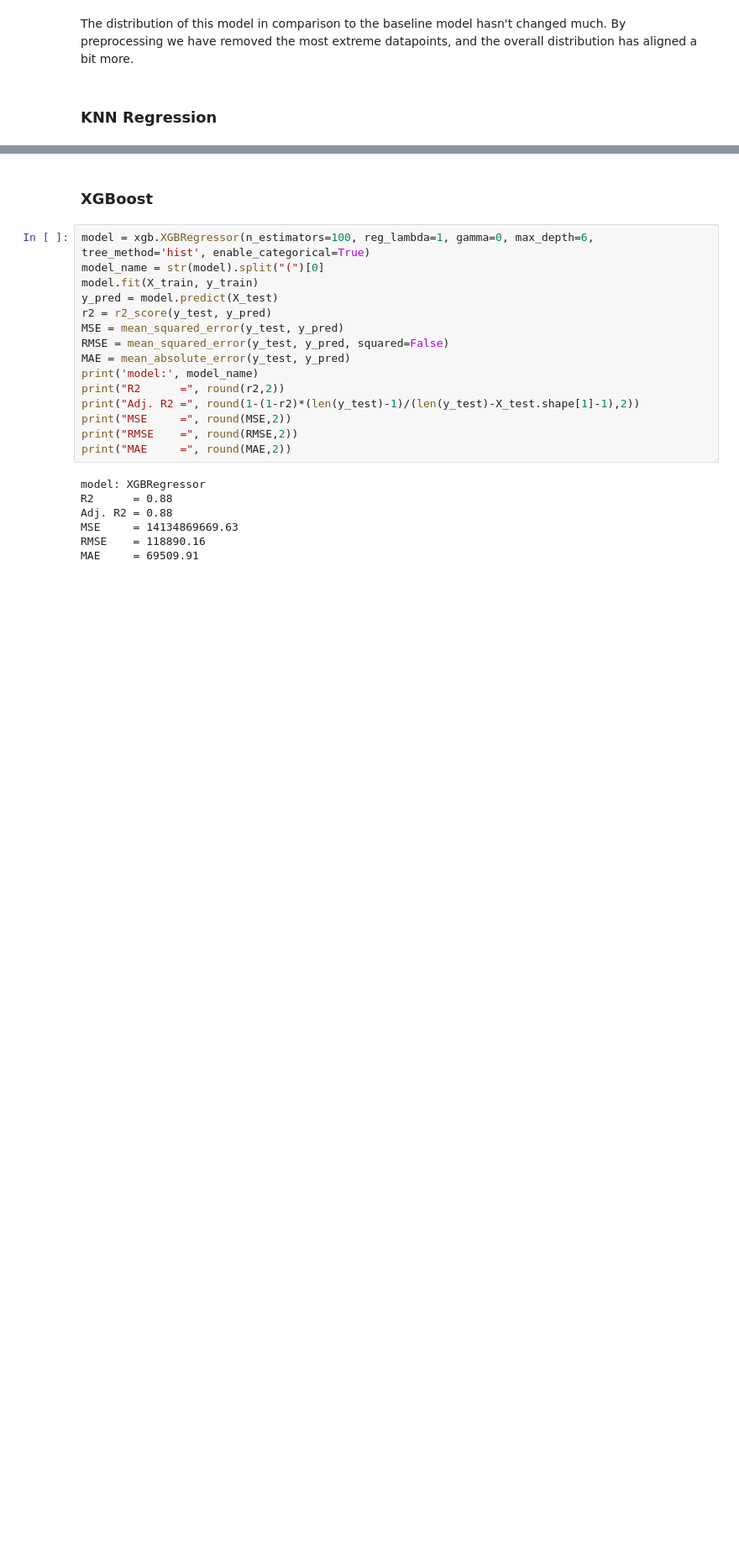
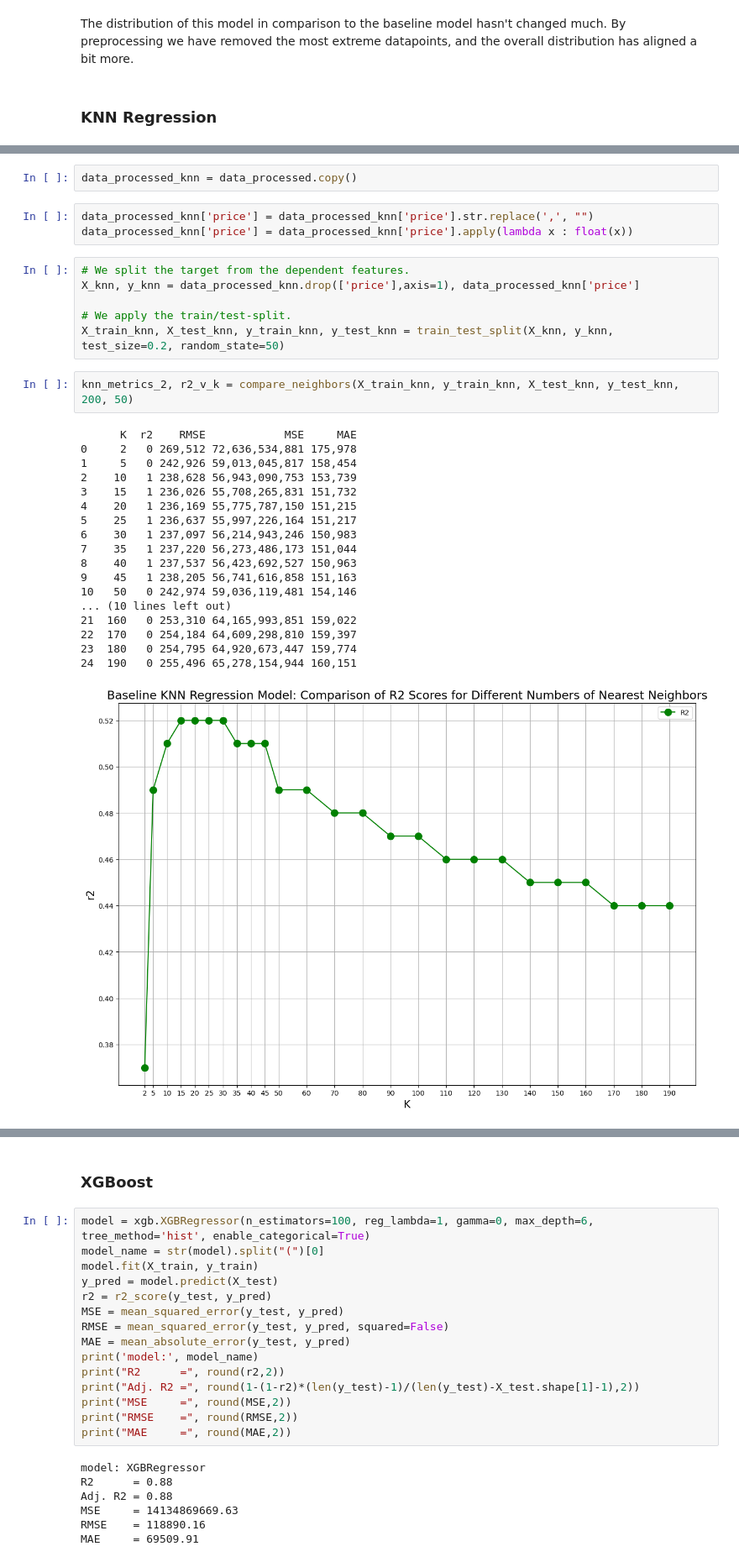
Before and after one commit to Yinguin/data_mid_bootcamp_project_regression, a Jupyter notebook: mid-bootcamp-project-regression.ipynb, the cells around one changed output, grey strips where cells are left out. Shown at 84% size. Cells and saved outputs as stored; diff of their text form; blank space fills up the shorter version.

```diff
--- a/mid-bootcamp-project-regression.ipynb
+++ b/mid-bootcamp-project-regression.ipynb
@@ -978,0 +1003,32 @@ The distribution of this model in comparison to the baseline model hasn't change
+# %%
+data_processed_knn = data_processed.copy()
+# %%
+data_processed_knn['price'] = data_processed_knn['price'].str.replace(',', "")
+data_processed_knn['price'] = data_processed_knn['price'].apply(lambda x : float(x))
+# %%
+# We split the target from the dependent features.
+X_knn, y_knn = data_processed_knn.drop(['price'],axis=1), data_processed_knn['price']
+
+# We apply the train/test-split.
+X_train_knn, X_test_knn, y_train_knn, y_test_knn = train_test_split(X_knn, y_knn, test_size=0.2, random_state=50)
+# %%
+knn_metrics_2, r2_v_k = compare_neighbors(X_train_knn, y_train_knn, X_test_knn, y_test_knn, 200, 50)
+# %% [output]
+      K  r2    RMSE            MSE     MAE
+0     2   0 269,512 72,636,534,881 175,978
+1     5   0 242,926 59,013,045,817 158,454
+2    10   1 238,628 56,943,090,753 153,739
+3    15   1 236,026 55,708,265,831 151,732
+4    20   1 236,169 55,775,787,150 151,215
+5    25   1 236,637 55,997,226,164 151,217
+6    30   1 237,097 56,214,943,246 150,983
+7    35   1 237,220 56,273,486,173 151,044
+8    40   1 237,537 56,423,692,527 150,963
+9    45   1 238,205 56,741,616,858 151,163
+10   50   0 242,974 59,036,119,481 154,146
+... (10 lines left out)
+21  160   0 253,310 64,165,993,851 159,022
+22  170   0 254,184 64,609,298,810 159,397
+23  180   0 254,795 64,920,673,447 159,774
+24  190   0 255,496 65,278,154,944 160,151
+[figure, added]
```
Also changed, not shown: parts of 11 cells of this notebook.
